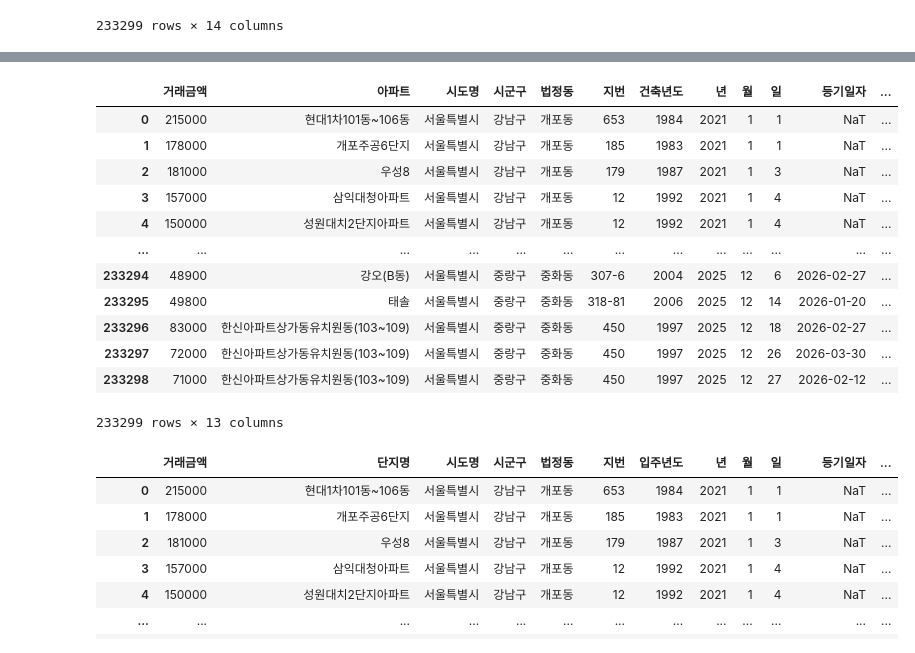
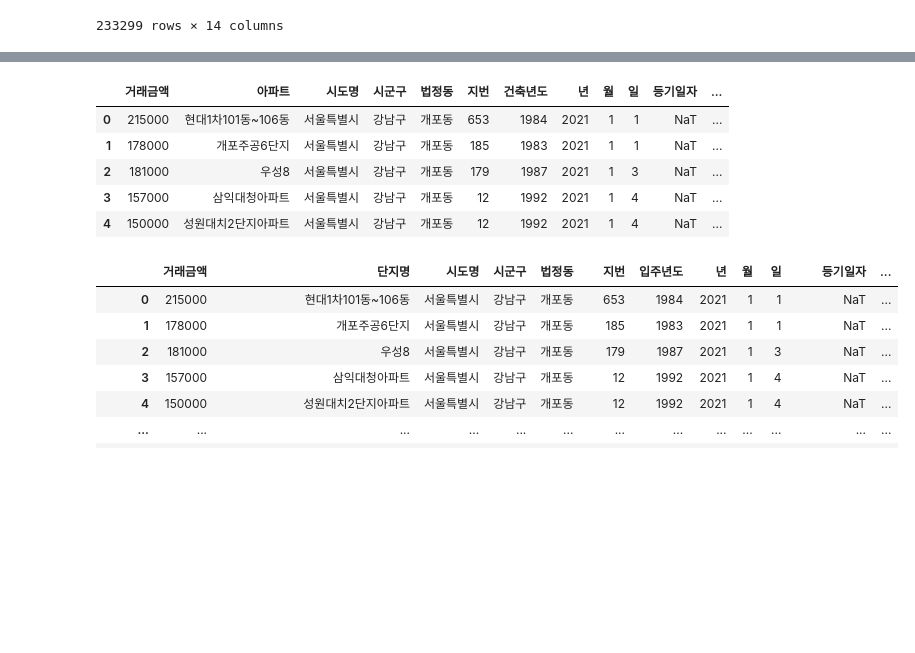
Before and after one commit to algok2/Datascientist, a Jupyter notebook: 데이터수집및처리/data_prep.ipynb, the cells around one changed output, grey strips where cells are left out. Drawn from its saved outputs; the diff is of its cells as text; code cells hidden in the pictures; blank space fills up the shorter version.

```diff
--- a/데이터수집및처리/data_prep.ipynb
+++ b/데이터수집및처리/data_prep.ipynb
@@ -514,19 +555,12 @@ apt
 # %%
-apt.drop(columns=['지역코드', '매도자'], inplace=True)
+apt = apt.drop(columns = ['지역코드', '매도자'])
 # %%
-apt
+apt.head()
 # %% [output]
 |  | 거래금액 | 아파트 | 시도명 | 시군구 | 법정동 | 지번 | 건축년도 | 년 | 월 | 일 | 등기일자 | ... |
 | 0 | 215000 | 현대1차101동~106동 | 서울특별시 | 강남구 | 개포동 | 653 | 1984 | 2021 | 1 | 1 | NaT | ... |
 | 1 | 178000 | 개포주공6단지 | 서울특별시 | 강남구 | 개포동 | 185 | 1983 | 2021 | 1 | 1 | NaT | ... |
 | 2 | 181000 | 우성8 | 서울특별시 | 강남구 | 개포동 | 179 | 1987 | 2021 | 1 | 3 | NaT | ... |
 | 3 | 157000 | 삼익대청아파트 | 서울특별시 | 강남구 | 개포동 | 12 | 1992 | 2021 | 1 | 4 | NaT | ... |
 | 4 | 150000 | 성원대치2단지아파트 | 서울특별시 | 강남구 | 개포동 | 12 | 1992 | 2021 | 1 | 4 | NaT | ... |
-| ... | ... | ... | ... | ... | ... | ... | ... | ... | ... | ... | ... | ... |
-| 233294 | 48900 | 강오(B동) | 서울특별시 | 중랑구 | 중화동 | 307-6 | 2004 | 2025 | 12 | 6 | 2026-02-27 | ... |
-| 233295 | 49800 | 태솔 | 서울특별시 | 중랑구 | 중화동 | 318-81 | 2006 | 2025 | 12 | 14 | 2026-01-20 | ... |
-| 233296 | 83000 | 한신아파트상가동유치원동(103~109) | 서울특별시 | 중랑구 | 중화동 | 450 | 1997 | 2025 | 12 | 18 | 2026-02-27 | ... |
-| 233297 | 72000 | 한신아파트상가동유치원동(103~109) | 서울특별시 | 중랑구 | 중화동 | 450 | 1997 | 2025 | 12 | 26 | 2026-03-30 | ... |
-| 233298 | 71000 | 한신아파트상가동유치원동(103~109) | 서울특별시 | 중랑구 | 중화동 | 450 | 1997 | 2025 | 12 | 27 | 2026-02-12 | ... |
-233299 rows × 13 columns
 # %%
```
Also changed, not shown: parts of 104 cells of this notebook, 4 other files.
